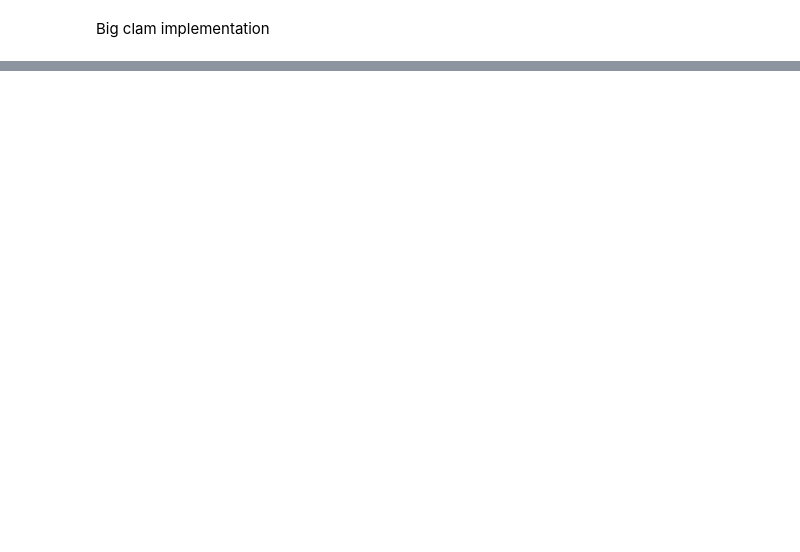
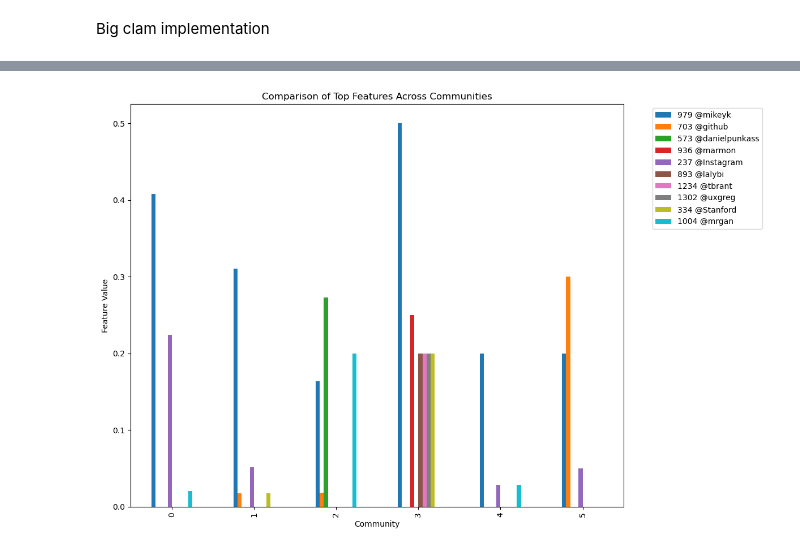
Before and after one commit to TiagoBarrosGarcia/ADC_Project_Group11, a Jupyter notebook: ego-Twitter_Grupo11.ipynb, the cells around one changed output, grey strips where cells are left out. Cells and saved outputs as stored; diff of their text form; code cells hidden in the pictures; blank space fills up the shorter version.

Commit message:
add detection of top features in communities

```diff
--- a/ego-Twitter_Grupo11.ipynb
+++ b/ego-Twitter_Grupo11.ipynb
@@ -357,0 +361,20 @@ ServerApp.rate_limit_window=3.0 (secs)
+# %%
+import pandas as pd
+
+# Load features
+feat_file = "twitter/12831.feat"
+features_df = pd.read_csv(feat_file, sep='\\s+', header=None)
+
+# Separate node IDs and feature vectors
+node_ids = features_df.iloc[:, 0]  # First column: node IDs
+feature_vectors = features_df.iloc[:, 1:]  # Remaining columns: binary features
+
+node_feature_dict = features_df.set_index(0).T.to_dict('list')
+
+# Check the size of the ego features
+ego_feat_file = "twitter/12831.egofeat"
+ego_features = pd.read_csv(ego_feat_file, sep='\\s+', header=None).iloc[0].tolist()
+print(f"Ego Features Size: {len(ego_features)}")
+
+# Add ego features to the dictionary (optional)
+node_feature_dict[12831] = ego_features
@@ -357,0 +412,67 @@ ServerApp.rate_limit_window=3.0 (secs)
+# %%
+import pandas as pd
+import matplotlib.pyplot as plt
+
+featnames_file = "twitter/12831.featnames"
+
+# Open the file with UTF-8 encoding
+with open(featnames_file, "r", encoding="utf-8") as f:
+    feature_names = [line.strip() for line in f]
+
+# Ensure the number of feature names matches the feature vector length
+print(f"Total Features: {len(feature_names)}")
+
+# Assuming `community_features` is already computed
+community_features = []
+
+
+for idx, community in enumerate(communities):
+    # Get feature vectors for all nodes in the community
+    community_nodes = [int(node) for node in community]
+    community_feats = [node_feature_dict[node] for node in community_nodes]
+
+    # Aggregate features (e.g., sum or average)
+    if community_feats:
+        aggregated_features = pd.DataFrame(community_feats).mean(axis=0).tolist()  # Average features
+    else:
+        aggregated_features = []
+
+    # Map aggregated features to feature names
+    feature_summary = dict(zip(feature_names, aggregated_features)) if aggregated_features else {}
+
+    community_features.append({
+        "Community": idx,
+        "Nodes": len(community_nodes),
+        "Feature Summary": feature_summary
+    })
+
+# Print summary of community features with feature names
+for cf in community_features:
+    print(f"Community {cf['Community']}:")
+    print(f"  Number of Nodes: {cf['Nodes']}")
+
+
+def plot_feature_comparison(community_features, top_k=10):
+    # Extract features for visualization as a DataFrame
+    feature_df = pd.DataFrame([
+        cf["Feature Summary"] for cf in community_features
+    ])
+
+    # Find top-k most variable features across communities
+    variances = feature_df.var(axis=0)
+    top_features = variances.nlargest(top_k).index  # These are feature names (strings)
+
+    # Plot
+    feature_df[top_features].plot(kind='bar', figsize=(12, 8))
+    plt.title("Comparison of Top Features Across Communities")
+    plt.xlabel("Community")
+    plt.ylabel("Feature Value")
+
+    # Use top_features directly for the legend
+    plt.legend(top_features, bbox_to_anchor=(1.05, 1), loc='upper left')
+    plt.tight_layout()
+    plt.show()
+
+# Call plotting function
+plot_feature_comparison(community_features, top_k=10)
+# %% [output]
@@ -357,0 +492 @@ ServerApp.rate_limit_window=3.0 (secs)
+[figure, added]
```
Also changed, not shown: parts of 13 cells of this notebook.
